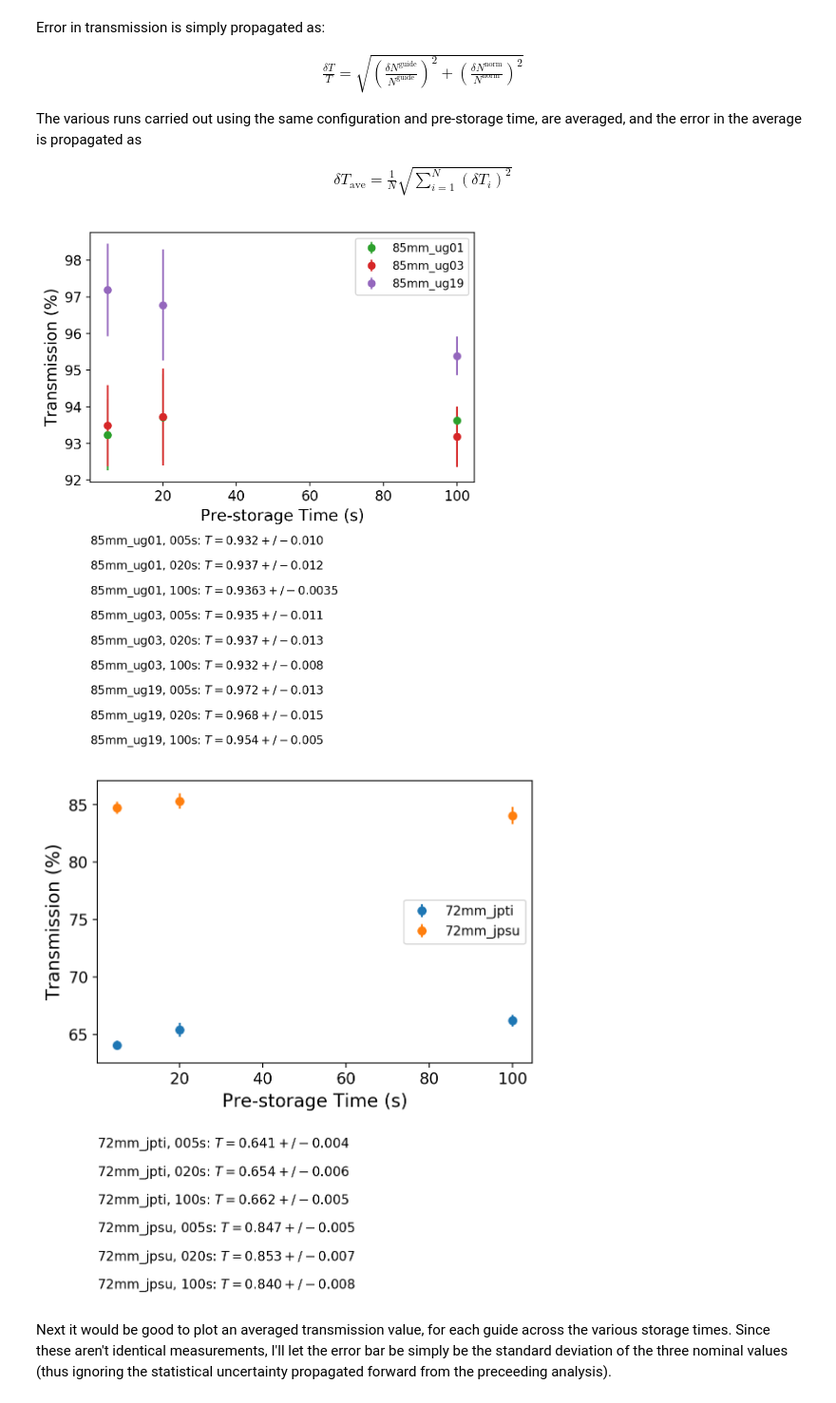
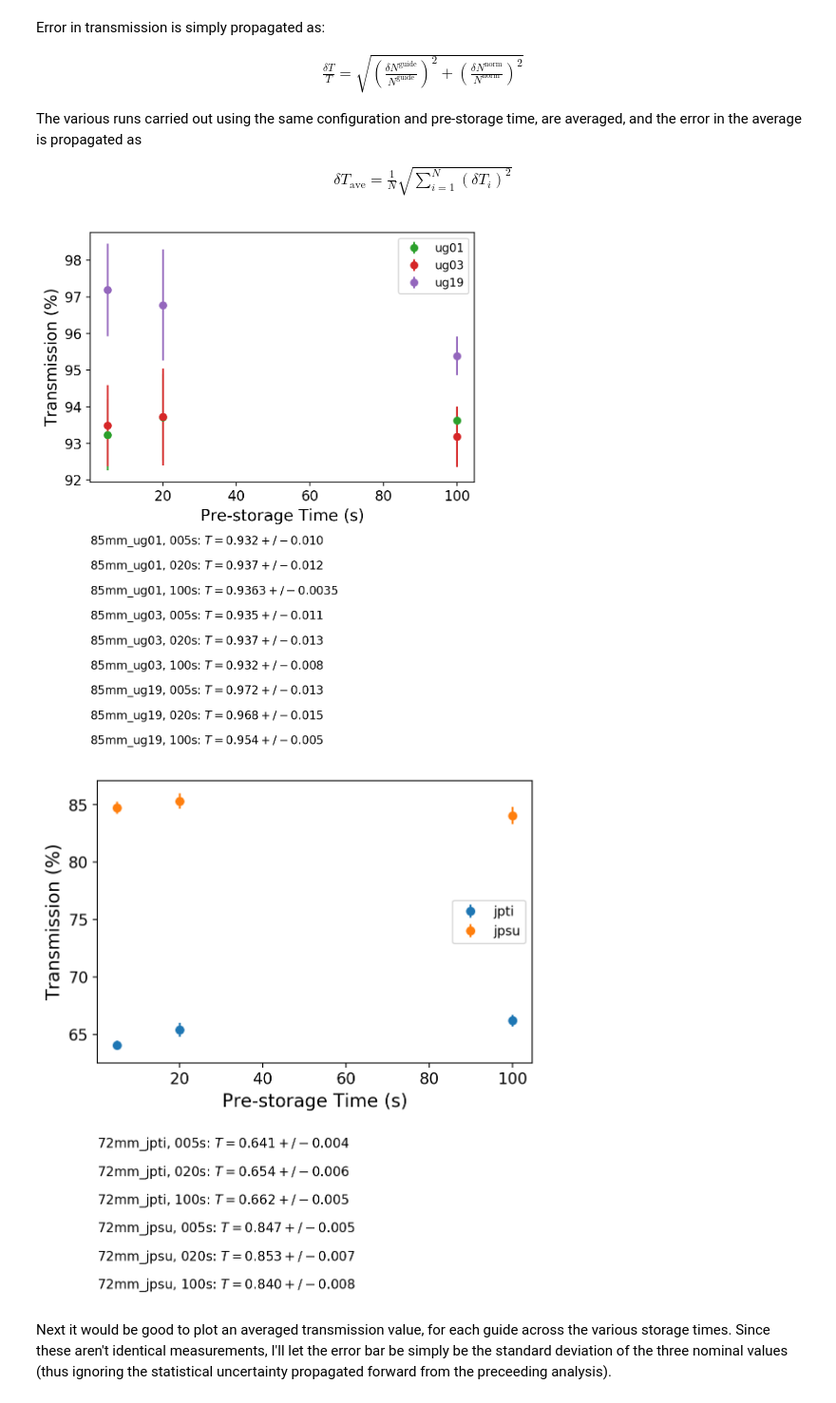
Before and after one commit to jonahberean/psi_transmission, a Jupyter notebook: notebooks_scripts/transmission.ipynb, the cells around one changed output. Shown at 95% size. Saved outputs shown, nothing was run; the diff lists cells and outputs as text; code cells hidden in the pictures.

```diff
--- a/notebooks_scripts/transmission.ipynb
+++ b/notebooks_scripts/transmission.ipynb
@@ -121,7 +121,7 @@ for config in ['72mm_jpti', '72mm_jpsu', '85mm_ug01', '85mm_ug03', '85mm_ug19']:
         # iterate for text print-out formatting
         i = i - 0.1
 
-        # JP-style
+        # 72 mm
         if (config[0:4] == '72mm'):
 
             # compute, save to dict, and plot transmission
@@ -129,14 +129,14 @@ for config in ['72mm_jpti', '72mm_jpsu', '85mm_ug01', '85mm_ug03', '85mm_ug19']:
             t_dict[config, run_type] = t
             storage_time = arr[0,1]
             ax_j.errorbar(storage_time, t.nominal_value*100, yerr = t.std_dev*100,
-                          fmt = 'o', label = config, color = color)
+                          fmt = 'o', label = config[5:9], color = color)
 
             # printing the results below the figure
             param_str = config + ', ' + run_type + r': $T = {}$'
             ax_j.text(0, -0.2 + i, param_str.format(t),
                                                 transform = ax_j.transAxes);
 
-        # TRIUMF-style
+        # 85 mm
         else:
 
             # compute, save to dict, and plot transmission
@@ -144,36 +144,36 @@ for config in ['72mm_jpti', '72mm_jpsu', '85mm_ug01', '85mm_ug03', '85mm_ug19']:
             t_dict[config, run_type] = t
             storage_time = arr[0,1]
             ax_t.errorbar(storage_time, t.nominal_value*100, yerr = t.std_dev*100,
-                          fmt = 'o', label = config, color = color)
+                          fmt = 'o', label = config[5:9], color = color)
 
             # printing the results below the figure
             param_str = config + ', ' + run_type + r': $T = {}$'
             ax_t.text(0, 0.45 + i, param_str.format(t),
                                                 transform = ax_t.transAxes);
 
 # presentation stuff
 # ax_t.set_title('Transmission - TRIUMF-style')
 ax_t.set_ylabel('Transmission (%)', fontsize=14);
 ax_t.set_xlabel('Pre-storage Time (s)', fontsize=14)
 ax_t.legend();
 ax_t.tick_params(axis='both', which='major', labelsize=12)
 handles, labels = ax_t.get_legend_handles_labels()
 by_label = OrderedDict(zip(labels, handles))
 ax_t.legend(by_label.values(), by_label.keys())
 fig_t.savefig('../img/t_triumf.pdf')
 
 # ax_j.set_title('Transmission - JP-style')
 ax_j.set_ylabel('Transmission (%)', fontsize=14);
 ax_j.set_xlabel('Pre-storage Time (s)', fontsize=14)
 ax_j.legend();
 ax_j.tick_params(axis='both', which='major', labelsize=12)
 handles, labels = ax_j.get_legend_handles_labels()
 by_label = OrderedDict(zip(labels, handles))
 ax_j.legend(by_label.values(), by_label.keys());
 fig_j.savefig('../img/t_jp.pdf')
 # %% [output]
-[figure, old version]
+[figure, new version]
-[figure, old version]
+[figure, new version]
 # %% [markdown]
 Next it would be good to plot an averaged transmission value, for each guide across the various storage times. Since these aren't identical measurements, I'll let the error bar be simply be the standard deviation of the three nominal values (thus ignoring the statistical uncertainty propagated forward from the preceeding analysis).
 # %%
```
Also changed, not shown: parts of 1 cell of this notebook, 5 other files.
